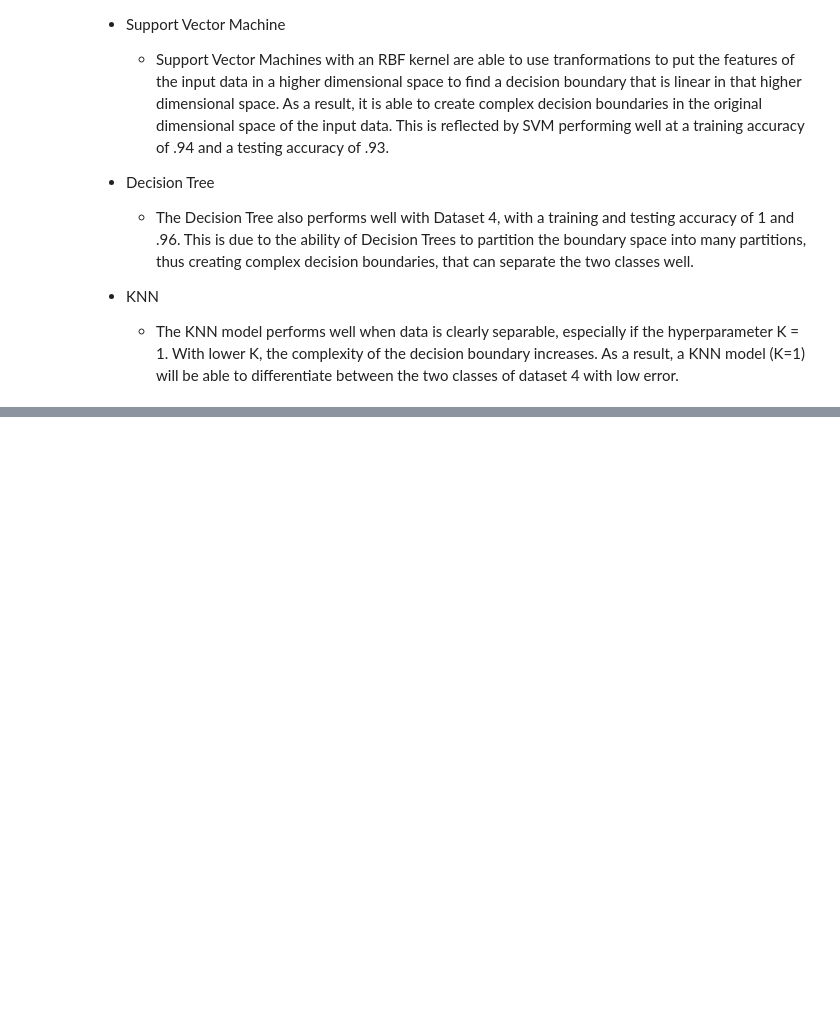
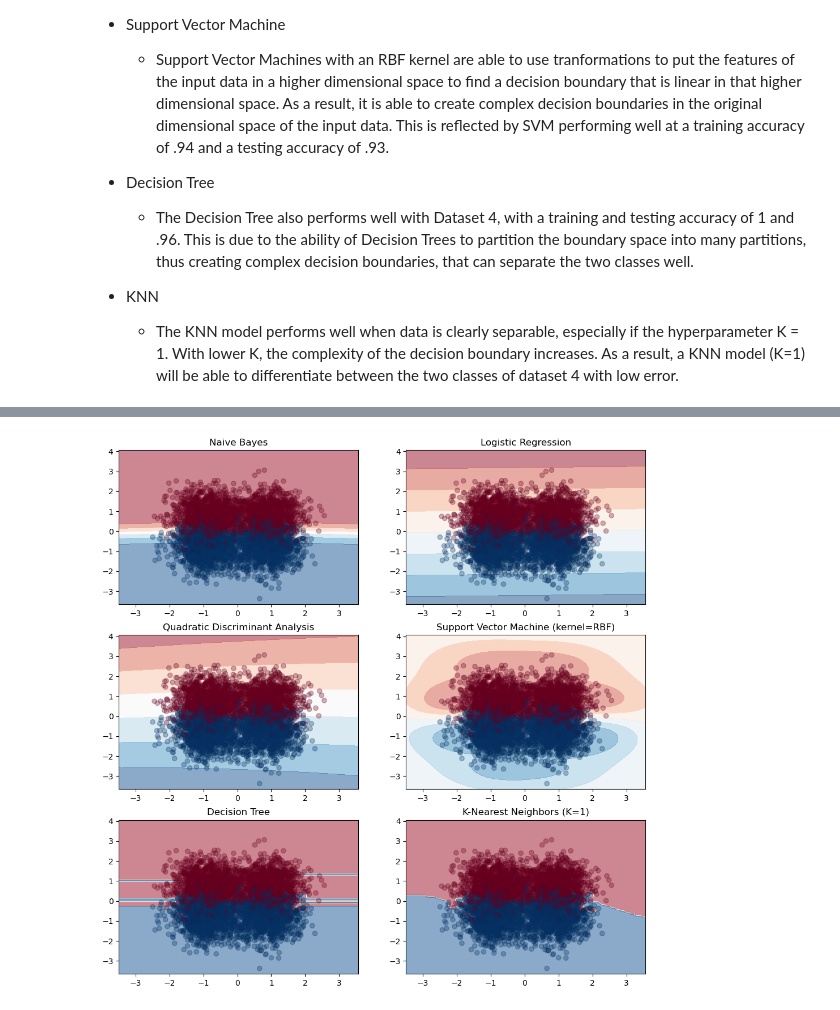
Before and after one commit to lau-allen/classifier-models-comparison, a Jupyter notebook: hw3p3.ipynb, the cells around one changed output, grey strips where cells are left out. Drawn from its saved outputs; the diff is of its cells as text; code cells hidden in the pictures; blank space fills up the shorter version.

```diff
--- a/hw3p3.ipynb
+++ b/hw3p3.ipynb
@@ -506,0 +545,5 @@ Takeaways from the classification reports for dataset 4:
+# %%
+#decision boundaries for dataset 3
+boundary_figure(x3_train,x3_test,y3_train,y3_test,trained_models3)
+# %% [output]
+[figure, added]
```
Also changed, not shown: parts of 11 cells of this notebook.
